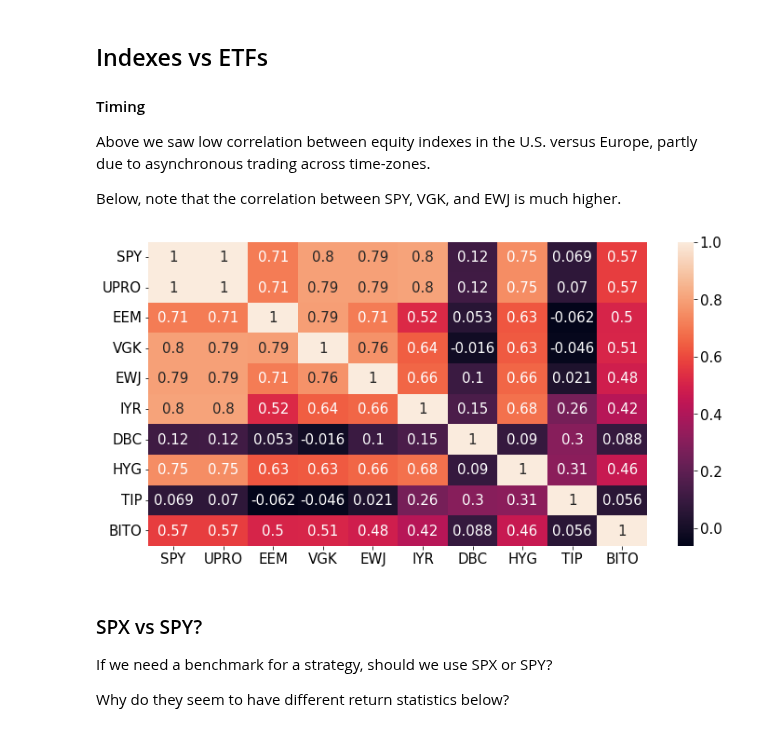
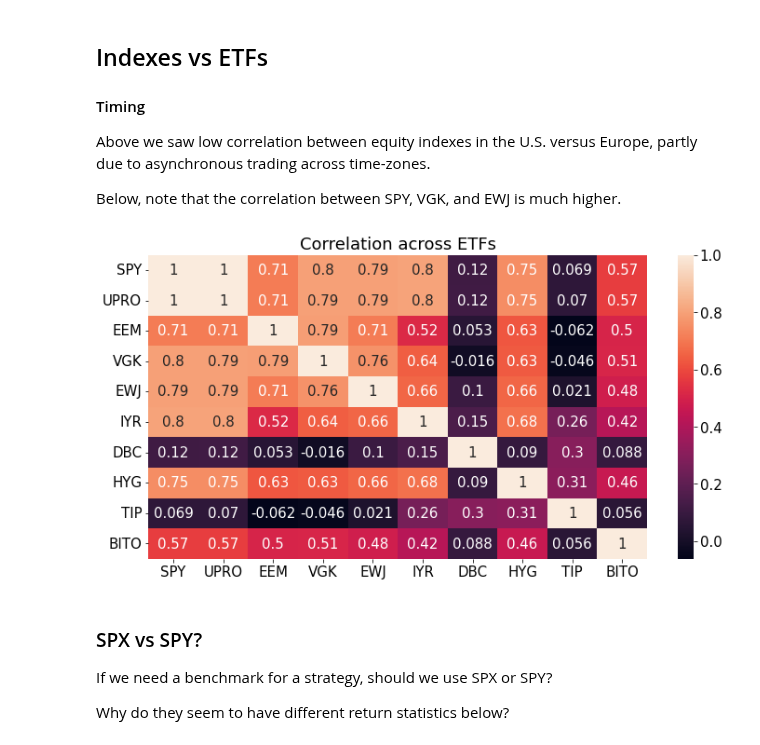
Before and after one commit to MarkHendricks/drw-markets, a Jupyter notebook: notebooks/B.3. Equity Indexes and ETFs.ipynb, the cells around one changed output. Cells and saved outputs as stored; diff of their text form; code cells hidden in the pictures.

```diff
--- a/notebooks/B.3. Equity Indexes and ETFs.ipynb
+++ b/notebooks/B.3. Equity Indexes and ETFs.ipynb
@@ -504,9 +559,10 @@ Below, note that the correlation between SPY, VGK, and EWJ is much higher.
 # %%
 etfs = pd.read_excel(INFILE,sheet_name=f'etf history').set_index('date')
 rets_etf = etfs.pct_change().dropna()
 sns.heatmap(rets_etf.corr(),annot=True);
+plt.title('Correlation across ETFs');
 # %% [output]
-[figure, old version]
+[figure, new version]
 # %% [markdown]
 ### SPX vs SPY?
 
```
Also changed, not shown: parts of 21 cells of this notebook, 8 other files.
